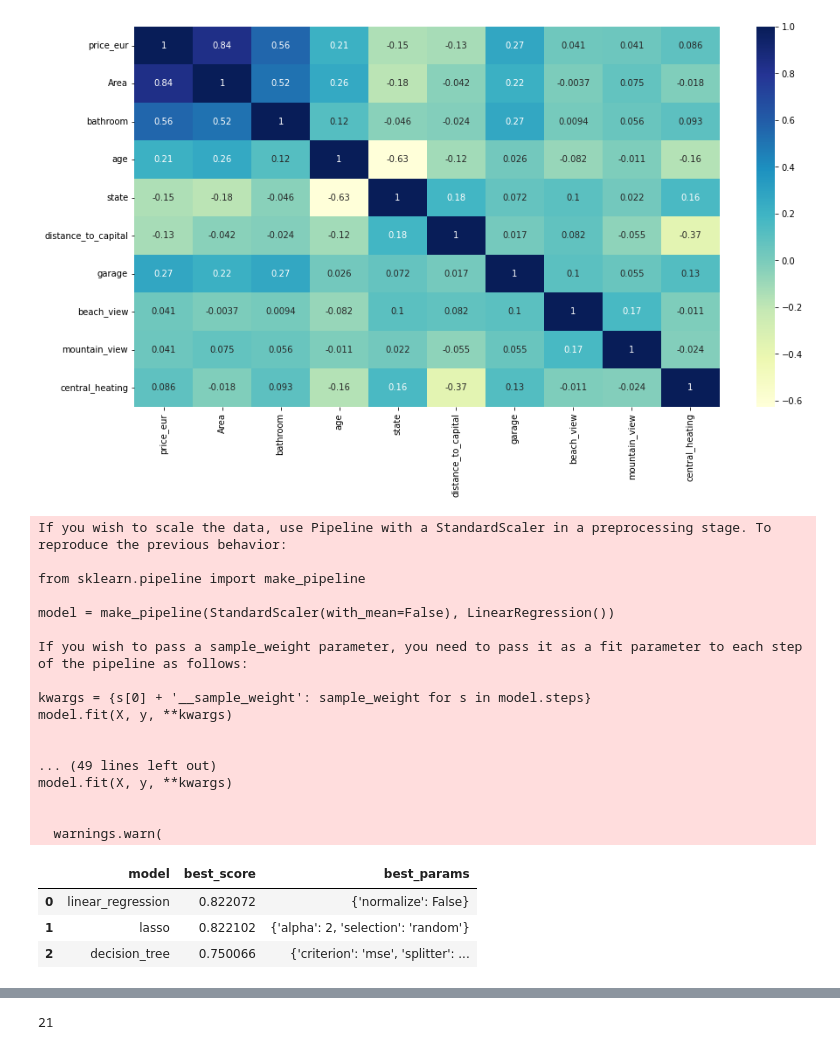
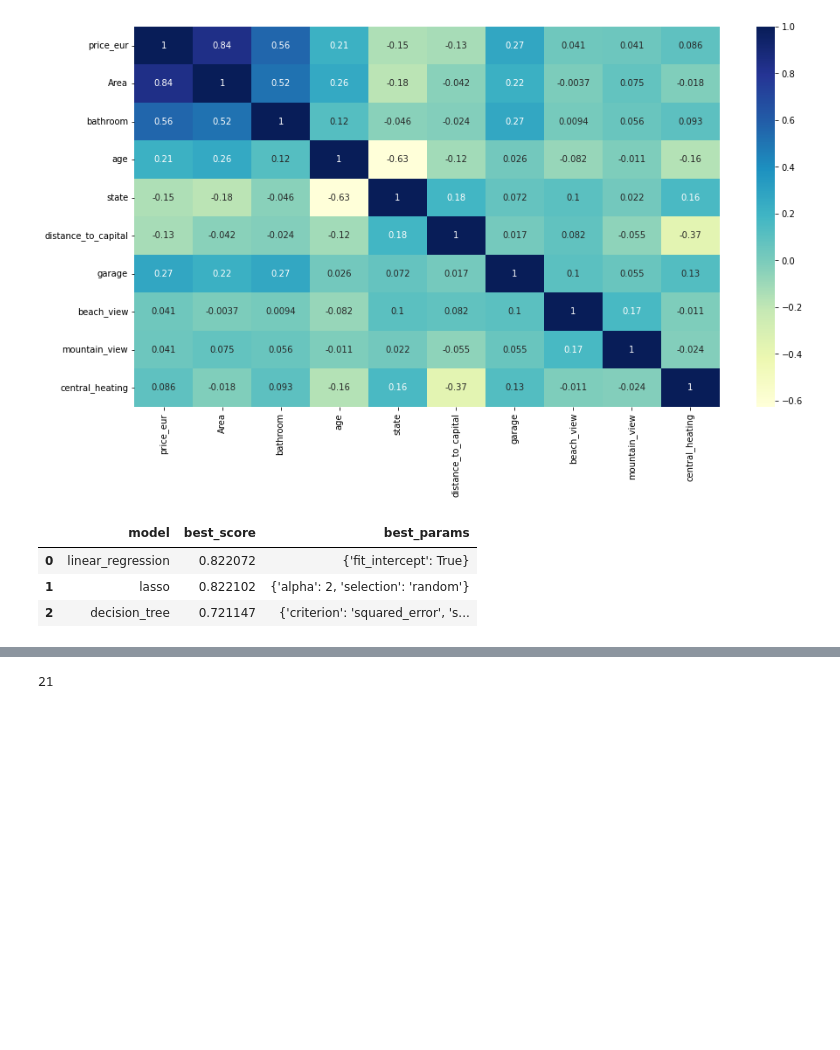
Before and after one commit to Jomar77/NZ-House-Price-Predictor, a Jupyter notebook: main.ipynb, the cells around one changed output, grey strips where cells are left out. Saved outputs shown, nothing was run; the diff lists cells and outputs as text; code cells hidden in the pictures; blank space fills up the shorter version.

```diff
--- a/main.ipynb
+++ b/main.ipynb
@@ -446,59 +446,42 @@ def find_best_model_using_gridsearchcv(x,y):
         'linear_regression' : {
             'model': LinearRegression(),
             'params': {
-                'normalize': [True, False]
+                'fit_intercept' : [True, False],
             }
         },
         'lasso' : {
             'model': Lasso(),
             'params': {
                 'alpha': [1,2],
                 'selection': ['random', 'cyclic']
             }
         },
         'decision_tree' : {
             'model': DecisionTreeRegressor(),
             'params': {
-                'criterion': ['mse', 'friedman_mse'],
+                'criterion': ['squared_error', 'friedman_mse'],
                 'splitter': ['best', 'random']
             }
         }
     }
     scores = []
     cv = ShuffleSplit(n_splits=5, test_size=0.2, random_state=0)
     for algo_name, config in algos.items():
         gs = GridSearchCV(config['model'], config['params'], cv=cv, return_train_score=False)
-        gs.fit(x,y)
+        gs.fit(x.values,y)
         scores.append({
             'model': algo_name,
             'best_score': gs.best_score_,
             'best_params': gs.best_params_
         })
     return pd.DataFrame(scores,columns=['model','best_score','best_params'])
 
 find_best_model_using_gridsearchcv(x,y)
 # %% [output]
-If you wish to scale the data, use Pipeline with a StandardScaler in a preprocessing stage. To reproduce the previous behavior:
-
-from sklearn.pipeline import make_pipeline
-
-model = make_pipeline(StandardScaler(with_mean=False), LinearRegression())
-
-If you wish to pass a sample_weight parameter, you need to pass it as a fit parameter to each step of the pipeline as follows:
-
-kwargs = {s[0] + '__sample_weight': sample_weight for s in model.steps}
-model.fit(X, y, **kwargs)
-
-
-... (49 lines left out)
-model.fit(X, y, **kwargs)
-
-
-  warnings.warn(
 |  | model | best_score | best_params |
-| 0 | linear_regression | 0.822072 | {'normalize': False} |
+| 0 | linear_regression | 0.822072 | {'fit_intercept': True} |
 | 1 | lasso | 0.822102 | {'alpha': 2, 'selection': 'random'} |
-| 2 | decision_tree | 0.750066 | {'criterion': 'mse', 'splitter': ... |
+| 2 | decision_tree | 0.721147 | {'criterion': 'squared_error', 's... |
 # %%
 x.columns
 # %% [output]
```
Also changed, not shown: parts of 1 cell of this notebook, 1 other file.
